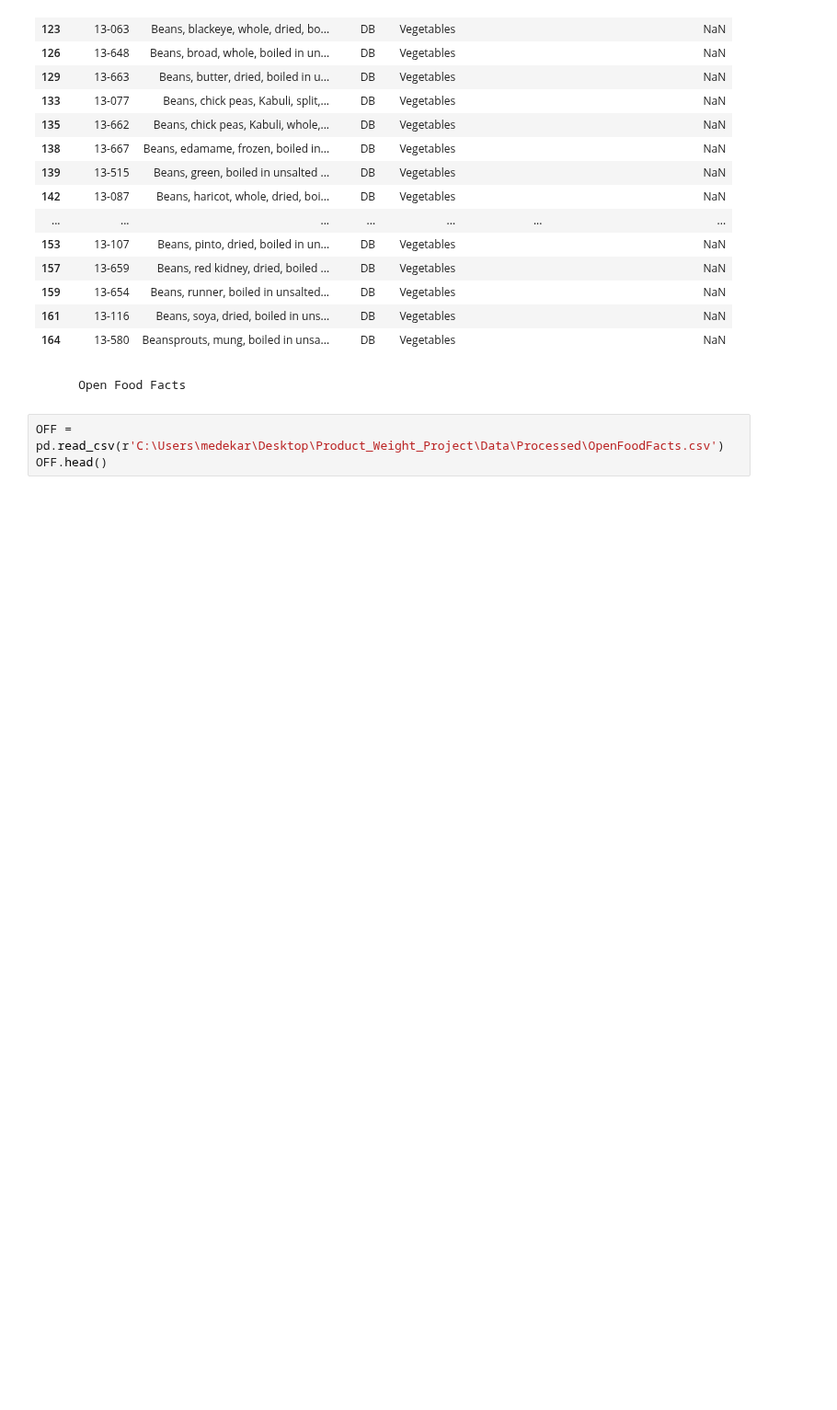
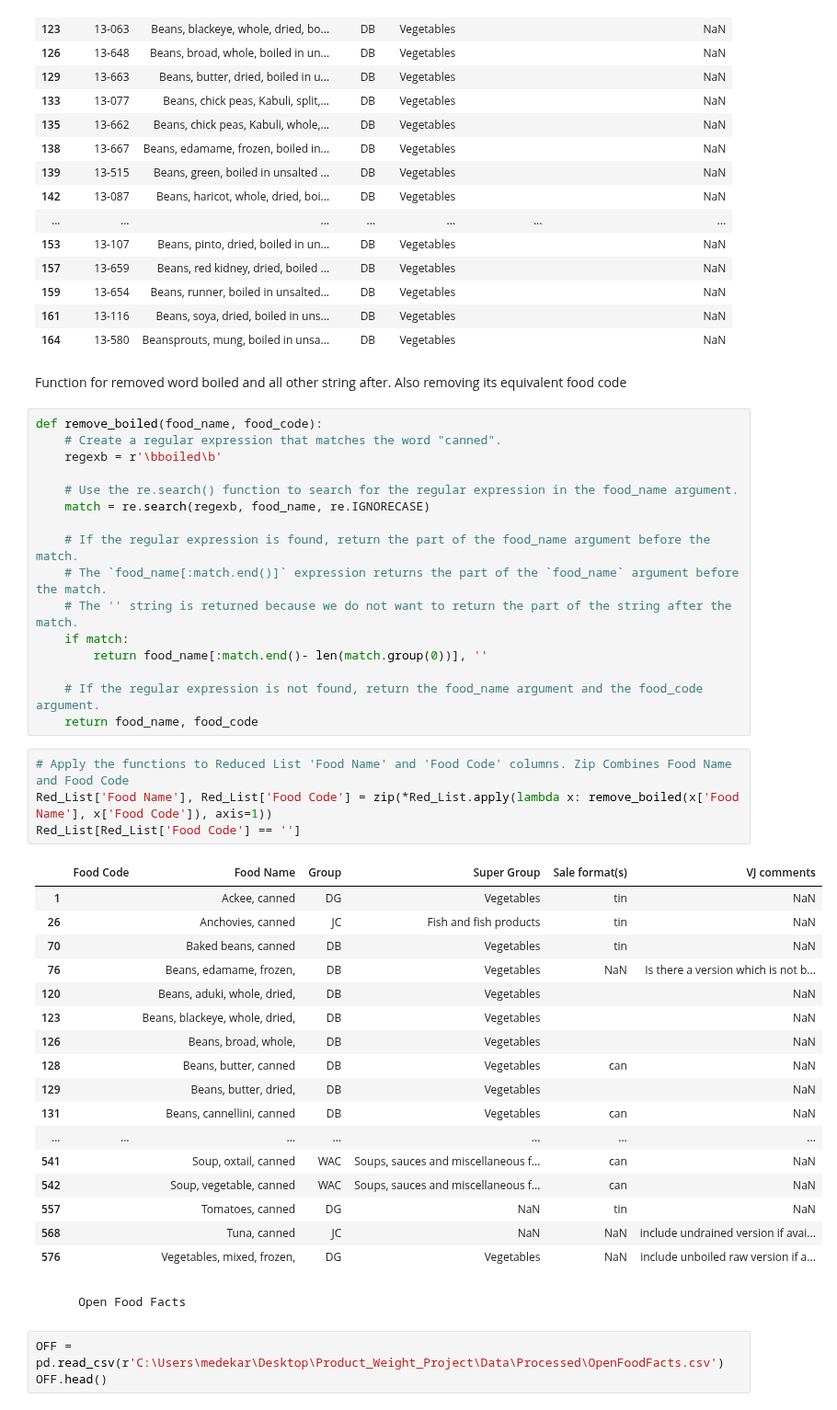
Before and after one commit to elliotkarikari/Product_Weight_Project, a Jupyter notebook: Jupter_notebooks/Standardising_Dataset/Building Product Weights Table.ipynb, the cells around one changed output. Shown at 92% size. Cells and saved outputs as stored; diff of their text form; blank space fills up the shorter version.

```diff
--- a/Jupter_notebooks/Standardising_Dataset/Building Product Weights Table.ipynb
+++ b/Jupter_notebooks/Standardising_Dataset/Building Product Weights Table.ipynb
@@ -467,6 +471,46 @@ bean_b
 | 159 | 13-654 | Beans, runner, boiled in unsalted... | DB | Vegetables |  | NaN |
 | 161 | 13-116 | Beans, soya, dried, boiled in uns... | DB | Vegetables |  | NaN |
 | 164 | 13-580 | Beansprouts, mung, boiled in unsa... | DB | Vegetables |  | NaN |
+# %% [markdown]
+Function for removed word boiled and all other string after. Also removing its equivalent food code
+# %%
+def remove_boiled(food_name, food_code):
+    # Create a regular expression that matches the word "canned".
+    regexb = r'\bboiled\b'
+
+    # Use the re.search() function to search for the regular expression in the food_name argument.
+    match = re.search(regexb, food_name, re.IGNORECASE)
+
+    # If the regular expression is found, return the part of the food_name argument before the match.
+    # The `food_name[:match.end()]` expression returns the part of the `food_name` argument before the match.
+    # The '' string is returned because we do not want to return the part of the string after the match.
+    if match:
+        return food_name[:match.end()- len(match.group(0))], ''
+
+    # If the regular expression is not found, return the food_name argument and the food_code argument.
+    return food_name, food_code
+# %%
+# Apply the functions to Reduced List 'Food Name' and 'Food Code' columns. Zip Combines Food Name and Food Code
+Red_List['Food Name'], Red_List['Food Code'] = zip(*Red_List.apply(lambda x: remove_boiled(x['Food Name'], x['Food Code']), axis=1))
+Red_List[Red_List['Food Code'] == '']
+# %% [output]
+|  | Food Code | Food Name | Group | Super Group | Sale format(s) | VJ comments |
+| 1 |  | Ackee, canned | DG | Vegetables | tin | NaN |
+| 26 |  | Anchovies, canned | JC | Fish and fish products | tin | NaN |
+| 70 |  | Baked beans, canned | DB | Vegetables | tin | NaN |
+| 76 |  | Beans, edamame, frozen, | DB | Vegetables | NaN | Is there a version which is not b... |
+| 120 |  | Beans, aduki, whole, dried, | DB | Vegetables |  | NaN |
+| 123 |  | Beans, blackeye, whole, dried, | DB | Vegetables |  | NaN |
+| 126 |  | Beans, broad, whole, | DB | Vegetables |  | NaN |
+| 128 |  | Beans, butter, canned | DB | Vegetables | can | NaN |
+| 129 |  | Beans, butter, dried, | DB | Vegetables |  | NaN |
+| 131 |  | Beans, cannellini, canned | DB | Vegetables | can | NaN |
+| ... | ... | ... | ... | ... | ... | ... |
+| 541 |  | Soup, oxtail, canned | WAC | Soups, sauces and miscellaneous f... | can | NaN |
+| 542 |  | Soup, vegetable, canned | WAC | Soups, sauces and miscellaneous f... | can | NaN |
+| 557 |  | Tomatoes, canned | DG | NaN | tin | NaN |
+| 568 |  | Tuna, canned | JC | NaN | NaN | include undrained version if avai... |
+| 576 |  | Vegetables, mixed, frozen, | DG | Vegetables | NaN | include unboiled raw version if a... |
 # %% [markdown]
         Open Food Facts
 # %%
```
Also changed, not shown: parts of 4 cells of this notebook.
